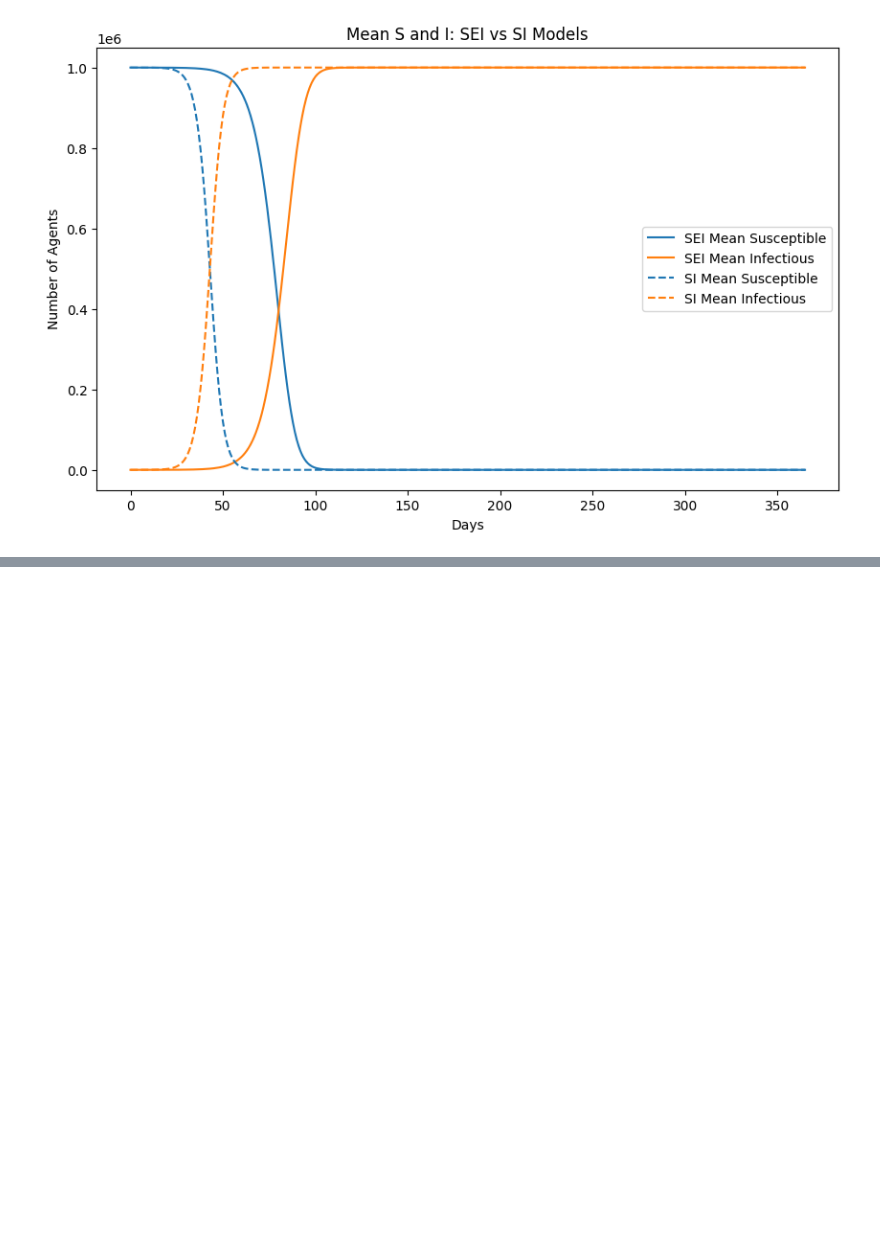
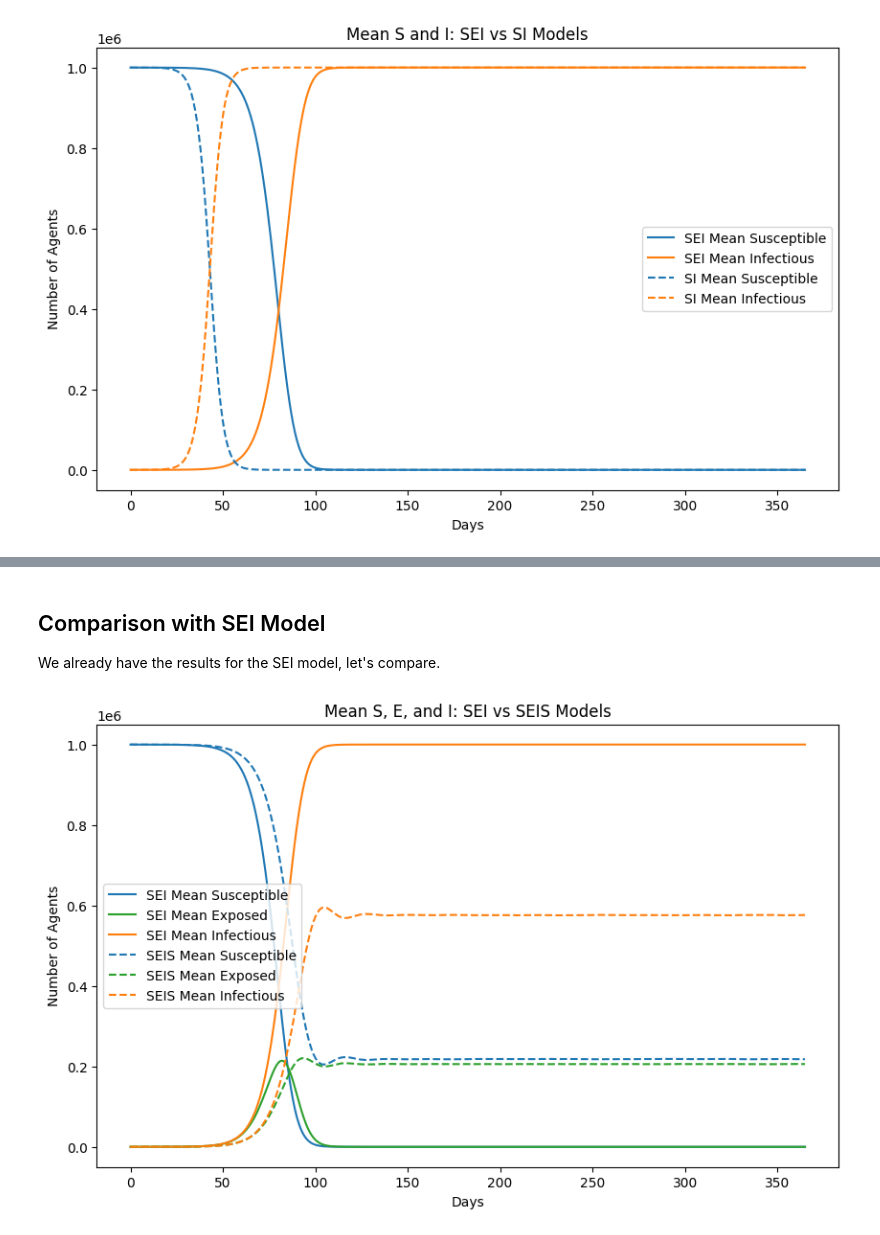
Before and after one commit to InstituteforDiseaseModeling/laser-generic, a Jupyter notebook: docs/tutorials/notebooks/SEI_and_SEIS_implementations.ipynb, the cells around one changed output, grey strips where cells are left out. Cells and saved outputs as stored; diff of their text form; code cells hidden in the pictures; blank space fills up the shorter version.

```diff
--- a/docs/tutorials/notebooks/SEI_and_SEIS_implementations.ipynb
+++ b/docs/tutorials/notebooks/SEI_and_SEIS_implementations.ipynb
@@ -251,0 +327,35 @@ As expected, the SEI model takes longer to get started due to the delay imposed
+# %% [markdown]
+## Comparison with SEI Model
+
+We already have the results for the SEI model, let's compare.
+# %%
+# # Compute mean S, E, and I for SEI model
+# S_sei = np.array([S for S, E, I in results_sei])  # shape: (n_sim, n_time, 1)
+E_sei = np.array([E for S, E, I in results_sei])
+# I_sei = np.array([I for S, E, I in results_sei])
+# mean_S_sei = S_sei.mean(axis=0).squeeze()
+mean_E_sei = E_sei.mean(axis=0).squeeze()
+# mean_I_sei = I_sei.mean(axis=0).squeeze()
+
+# Compute mean S, E, and I for SEIS model
+S_seis = np.array([S for S, E, I in results_seis])
+E_seis = np.array([E for S, E, I in results_seis])
+I_seis = np.array([I for S, E, I in results_seis])
+mean_S_seis = S_seis.mean(axis=0).squeeze()
+mean_E_seis = E_seis.mean(axis=0).squeeze()
+mean_I_seis = I_seis.mean(axis=0).squeeze()
+
+plt.figure(figsize=(10, 6))
+plt.plot(mean_S_sei, label="SEI Mean Susceptible", color="tab:blue")
+plt.plot(mean_E_sei, label="SEI Mean Exposed", color="tab:green")
+plt.plot(mean_I_sei, label="SEI Mean Infectious", color="tab:orange")
+plt.plot(mean_S_seis, label="SEIS Mean Susceptible", color="tab:blue", linestyle="--")
+plt.plot(mean_E_seis, label="SEIS Mean Exposed", color="tab:green", linestyle="--")
+plt.plot(mean_I_seis, label="SEIS Mean Infectious", color="tab:orange", linestyle="--")
+plt.xlabel("Days")
+plt.ylabel("Number of Agents")
+plt.title("Mean S, E, and I: SEI vs SEIS Models")
+plt.legend()
+plt.show()
+# %% [output]
+[figure, added]
```
Also changed, not shown: parts of 16 cells of this notebook, 2 other files.
